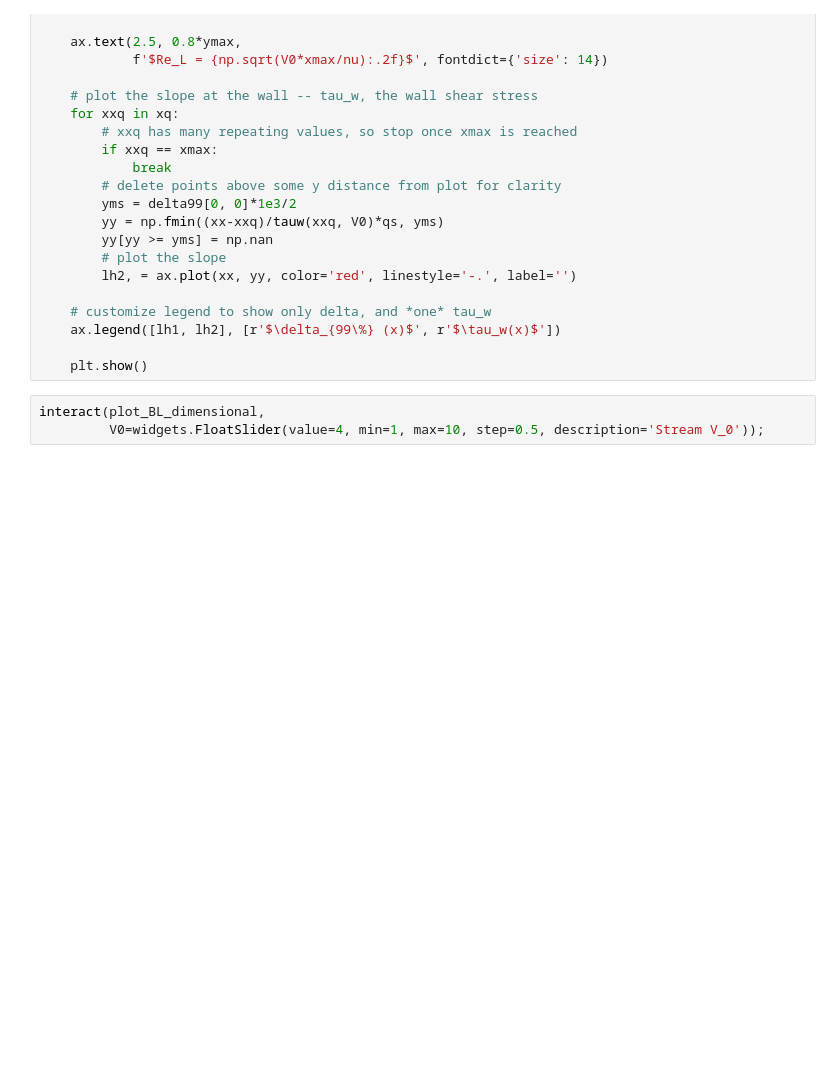
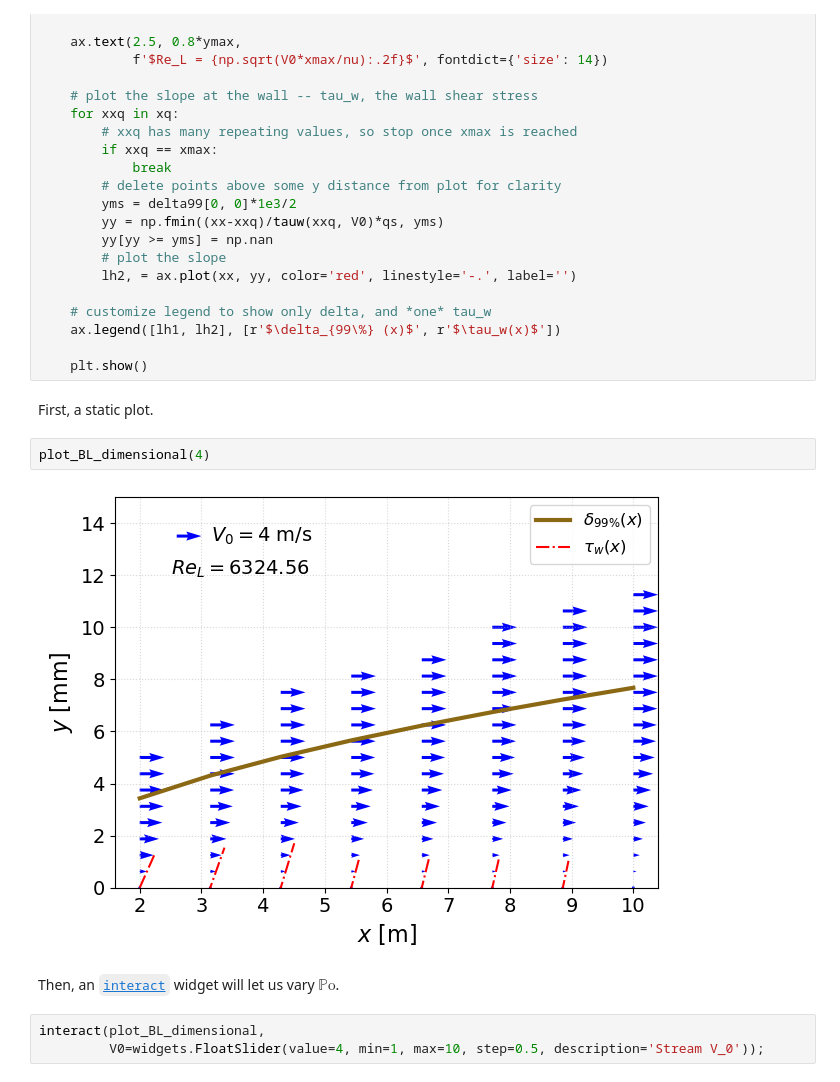
Before and after one commit to ichristov/intermediate-fluid-mechanics, a Jupyter notebook: boundary_layers.ipynb, the cells around one changed output. Drawn from its saved outputs; the diff is of its cells as text; blank space fills up the shorter version.

Commit message:
add static plot of BL

```diff
--- a/boundary_layers.ipynb
+++ b/boundary_layers.ipynb
@@ -504,6 +502,14 @@ def plot_BL_dimensional(V0):
     ax.legend([lh1, lh2], [r'$\delta_{99\%} (x)$', r'$\tau_w(x)$'])
 
     plt.show()
+# %% [markdown]
+First, a static plot.
+# %%
+plot_BL_dimensional(4)
+# %% [output]
+[figure, added]
+# %% [markdown]
+Then, an [`interact`](https://ipywidgets.readthedocs.io/en/latest/examples/Using%20Interact.html) widget will let us vary $\mathbb{P}\mathrm{o}$.
 # %%
 interact(plot_BL_dimensional,
          V0=widgets.FloatSlider(value=4, min=1, max=10, step=0.5, description='Stream V_0'));
```
Also changed, not shown: parts of 2 cells of this notebook.
